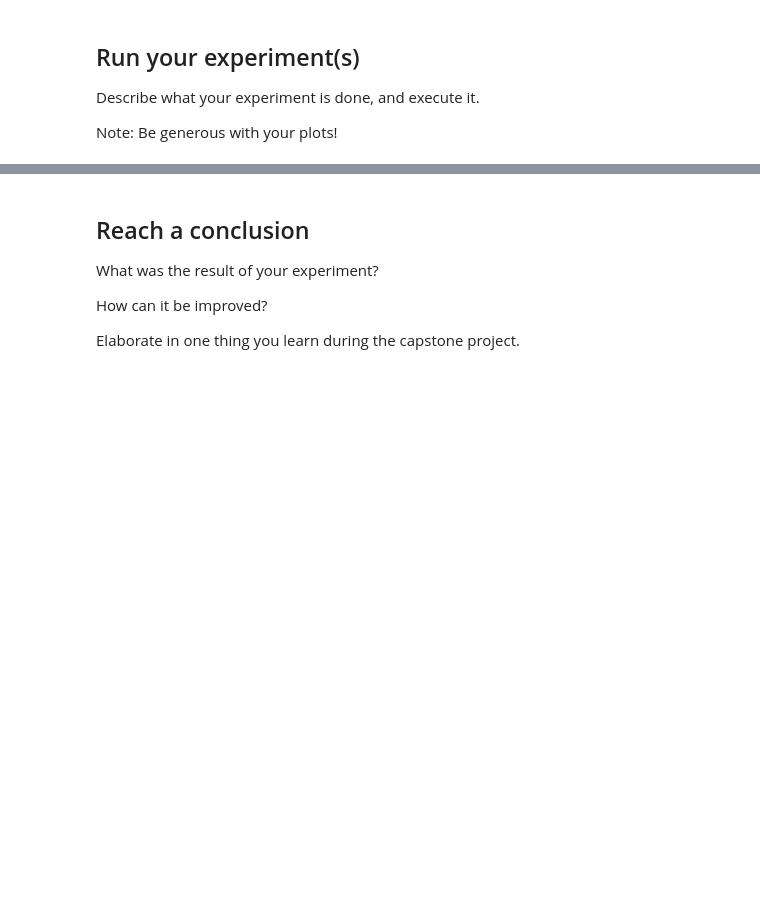
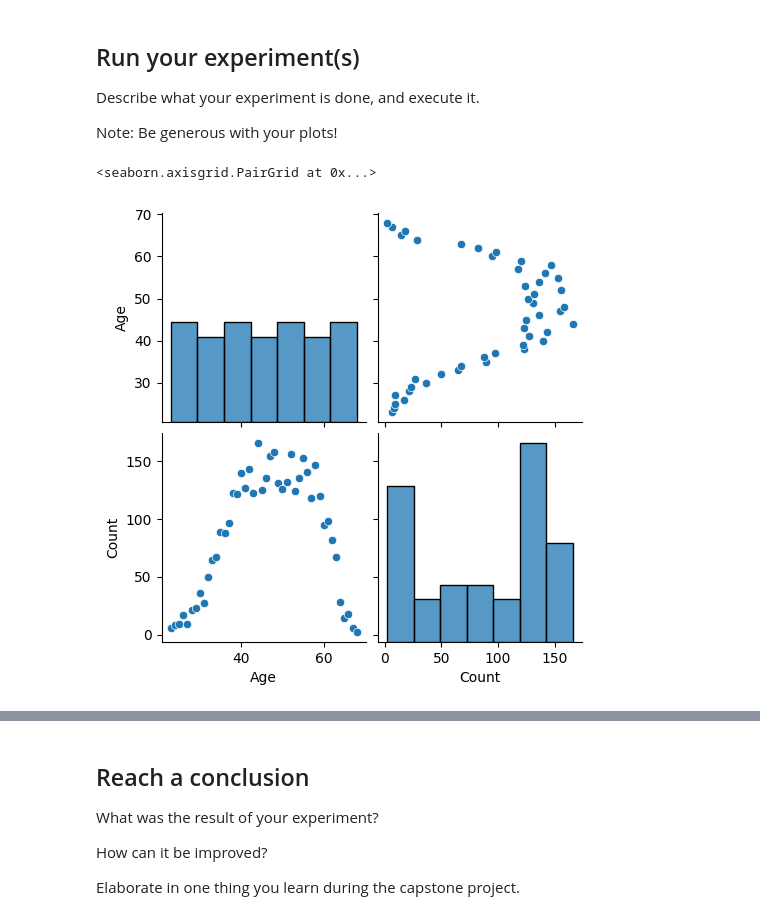
Before and after one commit to ChanaAyde/capstone, a Jupyter notebook: capstone.ipynb, the cells around one changed output, grey strips where cells are left out. Saved outputs shown, nothing was run; the diff lists cells and outputs as text; code cells hidden in the pictures; blank space fills up the shorter version.

Commit message:
Dataset selected, data cleaned, plots created

```diff
--- a/capstone.ipynb
+++ b/capstone.ipynb
@@ -29,3 +36,5 @@ df = pd.read_clipboard()
+# %%
+df = pd.read_csv("dataset\Breast_Cancer.csv")
 # %% [markdown]
 Find relevant information about the selected dataset.
 
@@ -42,0 +102,3 @@ Note: Use pandas methods as shape, head, sample, groupby, describe and any other
+# %%
+df["Diagnosed Age"] = (df["Age"] - df["Survival Months"] / 12).astype(int)
+df.sample(7)
@@ -52,3 +132,6 @@ What do you want to predict?
 ## Clean the data
 
 Create a new Data Frame just with the data you are going to use
+# %%
+df_clean = df[["Diagnosed Age"]]
+df_clean.describe()
@@ -54,0 +179,4 @@ Create a new Data Frame just with the data you are going to use
+# %%
+df_clean_2 = df_clean.groupby(df_clean.columns.tolist(),as_index=False).size()
+df_clean_3 = df_clean_2.rename(columns={"Diagnosed Age" : "Age", "size":"Count"})
+df_clean_3.sample(20)
@@ -58,3 +204,10 @@ Create a new Data Frame just with the data you are going to use
 Describe what your experiment is done, and execute it.
 
 Note: Be generous with your plots!
+# %%
+import seaborn as sns
+
+sns.pairplot(df_clean_3)
+# %% [output]
+<seaborn.axisgrid.PairGrid at 0x...>
+[figure, added]
```
Also changed, not shown: parts of 15 cells of this notebook, 2 other files.
